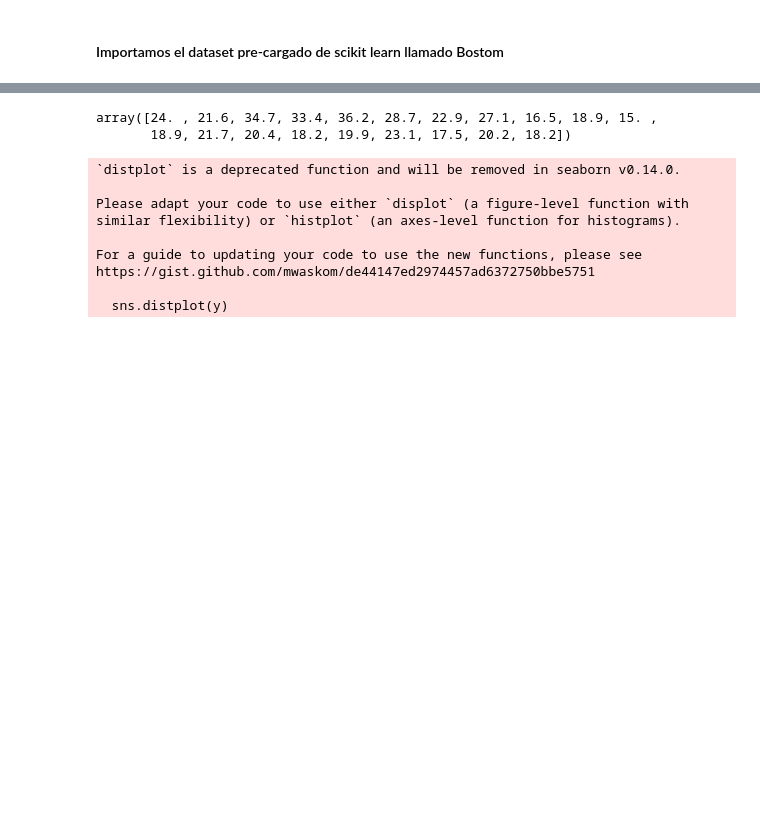
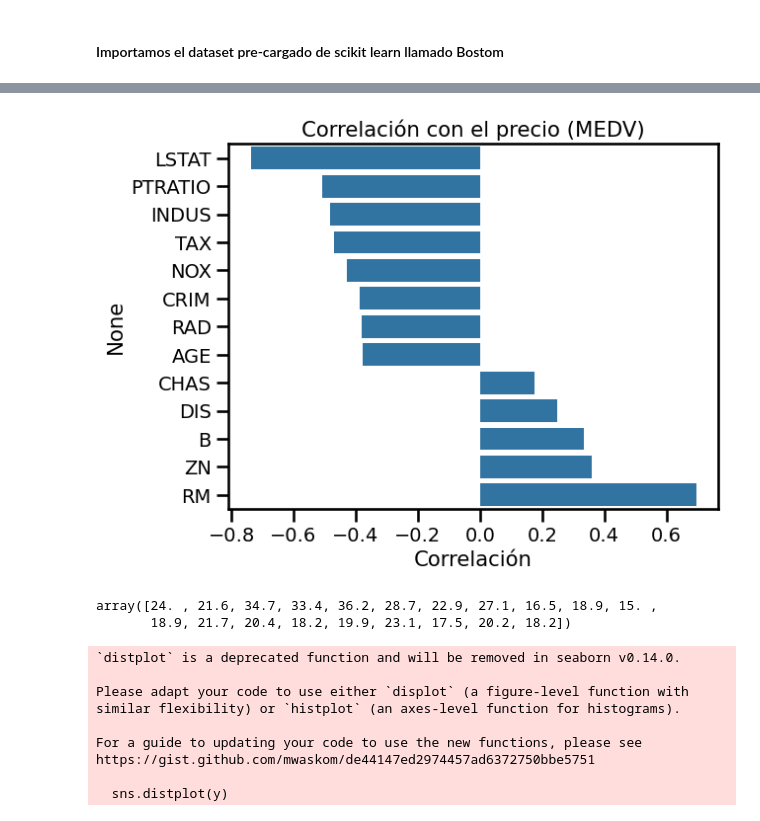
Before and after one commit to clusterai/Ciencia-de-Datos-UTN-FRBA, a Jupyter notebook: clase05/clusterai_clase05_ridge_regresion_toy.ipynb, the cells around one changed output, grey strips where cells are left out. Cells and saved outputs as stored; diff of their text form; code cells hidden in the pictures; blank space fills up the shorter version.

```diff
--- a/clase05/clusterai_clase05_ridge_regresion_toy.ipynb
+++ b/clase05/clusterai_clase05_ridge_regresion_toy.ipynb
@@ -39,3 +102,12 @@ y = target
+# %%
+# Correlación de cada feature con el target (MEDV)
+correlaciones = df.corr()['MEDV'].drop('MEDV').sort_values()
+sns.barplot(x=correlaciones.values, y=correlaciones.index)
+plt.title('Correlación con el precio (MEDV)')
+plt.xlabel('Correlación')
+plt.show()
+# %% [output]
+[figure, added]
 # %%
 # Visualizamos los primeros 20 valores de la variable objetivo
 y[:20]
```
Also changed, not shown: parts of 46 cells of this notebook.
